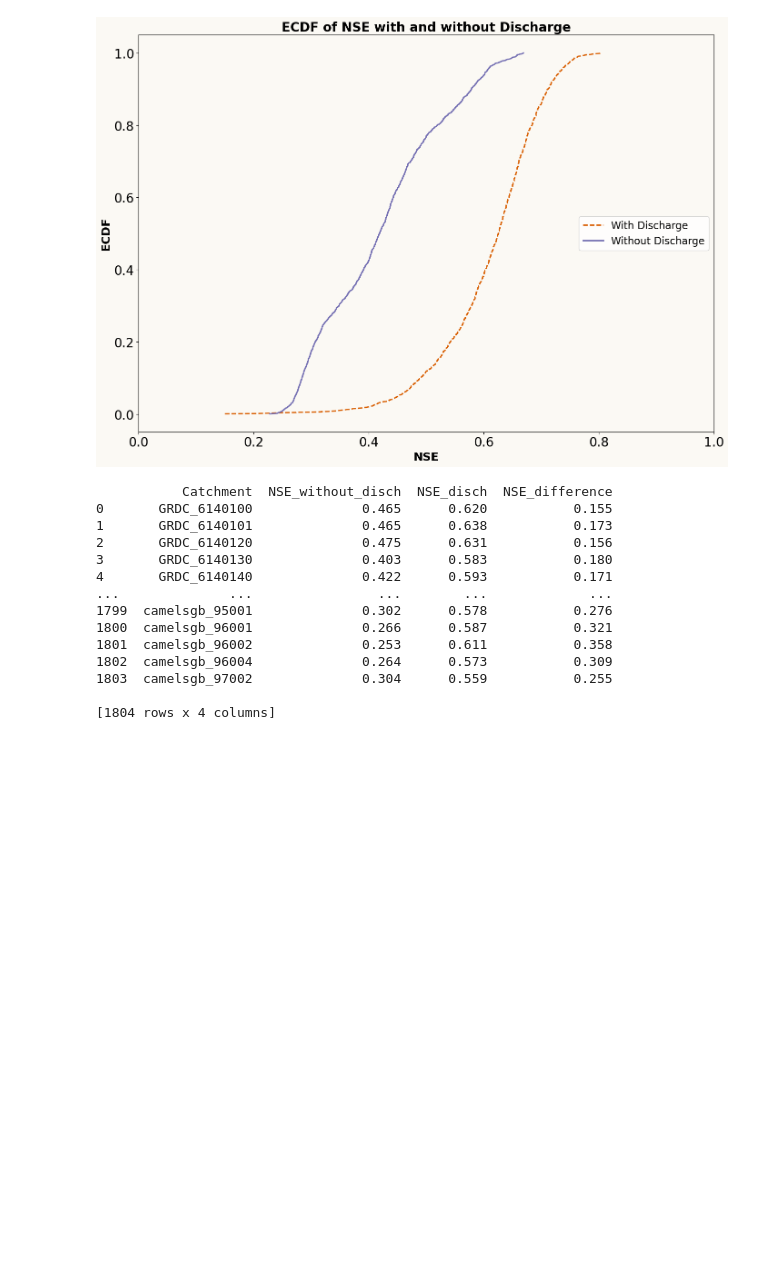
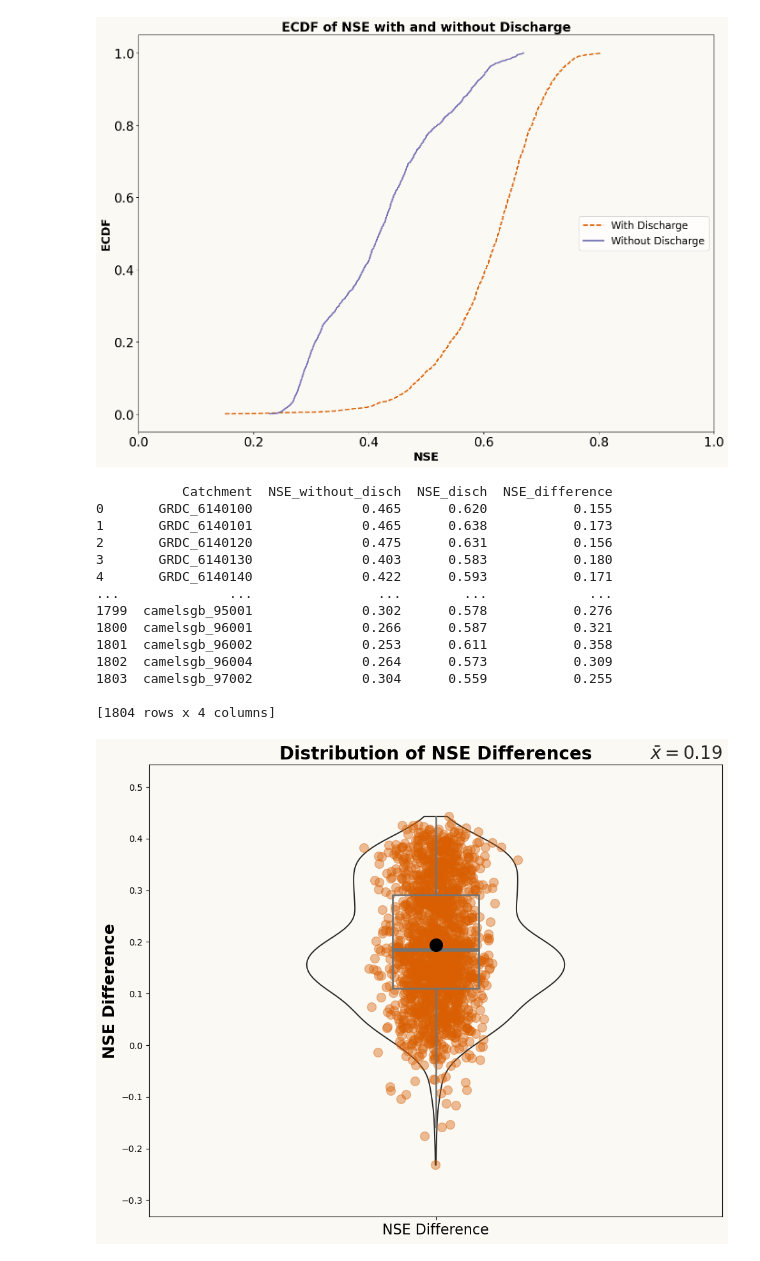
Before and after one commit to Ash-Manoj/lstm_backward, a Jupyter notebook: results/with_discharge/results_analysis.ipynb, the cells around one changed output. Drawn from its saved outputs; the diff is of its cells as text; code cells hidden in the pictures; blank space fills up the shorter version.

Commit message:
NSE Pair plots

```diff
--- a/results/with_discharge/results_analysis.ipynb
+++ b/results/with_discharge/results_analysis.ipynb
@@ -510,3 +510,82 @@ print(merged_df)
 [1804 rows x 4 columns]
 # %%
 merged_df.to_csv("result_NSE_differences.csv")
+# %%
+import numpy as np
+import matplotlib.pyplot as plt
+
+# Define colors and layout constants
+BG_WHITE = "#fbf9f4"
+GREY_DARK = "#747473"
+BLACK = "#282724"
+COLOR_SCALE = ["#D95F02"]  # Single color for one distribution
+POSITION = [1]  # Single violin plot position
+HLINES = np.arange(-0.5, 1.1, 0.1)  # Horizontal reference lines
+
+# Extract data
+nse_difference = merged_df['NSE_difference'].dropna()
+
+# Jitter for scatter points
+x_jittered = np.random.normal(POSITION[0], 0.04, size=len(nse_difference))
+
+# Create the plot
+fig, ax = plt.subplots(figsize=(10, 8))
+fig.patch.set_facecolor(BG_WHITE)
+ax.set_facecolor(BG_WHITE)
+
+# Violin plot
+violins = ax.violinplot(
+    [nse_difference],  # Single dataset
+    positions=POSITION,
+    widths=0.45,
+    bw_method="silverman",
+    showmeans=False,
+    showmedians=False,
+    showextrema=False
+)
+
+# Customize violin appearance
+for pc in violins["bodies"]:
+    pc.set_facecolor("none")
+    pc.set_edgecolor(BLACK)
+    pc.set_linewidth(1.4)
+    pc.set_alpha(1)
+
+# Boxplot (optional)
+medianprops = dict(linewidth=4, color=GREY_DARK, solid_capstyle="butt")
+boxprops = dict(linewidth=2, color=GREY_DARK)
+
+ax.boxplot(
+    [nse_difference],
+    positions=POSITION,
+    showfliers=False,
+    showcaps=False,
+    medianprops=medianprops,
+    whiskerprops=boxprops,
+    boxprops=boxprops
+)
+
+# Scatter points
+ax.scatter(x_jittered, nse_difference, s=100, color=COLOR_SCALE[0], alpha=0.4)
+
+# Mean value
+mean_value = np.mean(nse_difference)
+ax.scatter(POSITION, [mean_value], color='black', s=200, zorder=3, label='Mean')
+
+# Labels & Titles
+ax.set_xticks(POSITION)
+ax.set_xticklabels(['NSE Difference'], size=16)
+ax.set_ylabel('NSE Difference', size=18, weight='bold')
+ax.set_ylim([min(nse_difference) - 0.1, max(nse_difference) + 0.1])
+ax.set_title('Distribution of NSE Differences', size=20, weight='bold')
+
+# Subtitle with mean value
+subtitle_text = r"$\bar{x} = %.2f$" % mean_value
+ax.set_title(subtitle_text, loc="right", ha="right", fontsize=20, color=BLACK)
+
+# Adjust layout & save
+plt.tight_layout()
+plt.savefig('violin_plot_nse_difference.jpeg', dpi=1200)
+plt.show()
+# %% [output]
+[figure, added]
```
Also changed, not shown: parts of 1 cell of this notebook, 4 other files.
